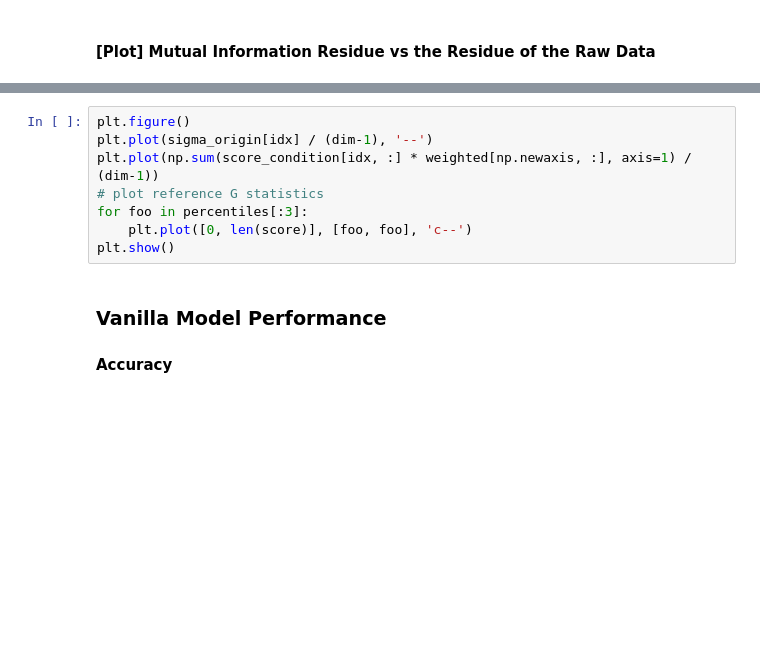
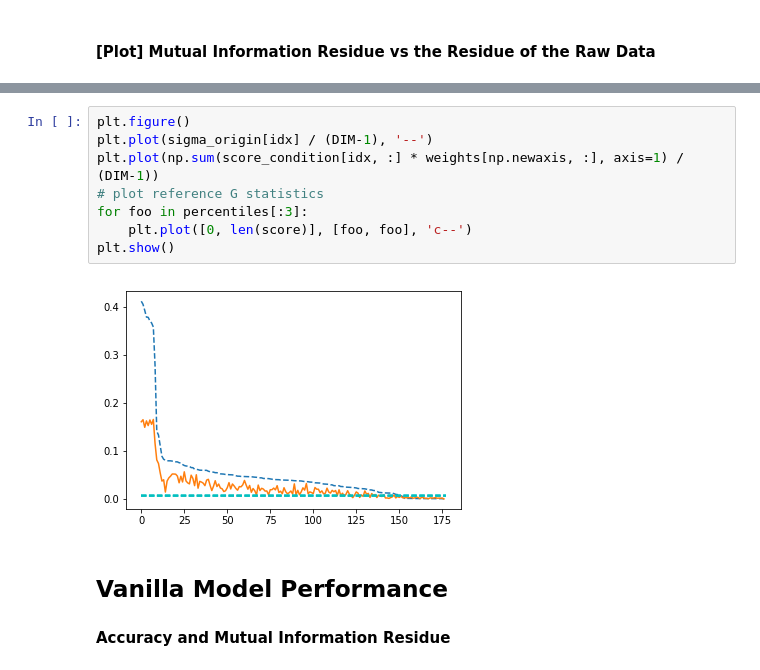
Before and after one commit to zyzzhaoyuzhe/MDPD, a Jupyter notebook: python/Crowdsourcing.ipynb, the cells around one changed output, grey strips where cells are left out. Saved outputs shown, nothing was run; the diff lists cells and outputs as text; blank space fills up the shorter version.

```diff
--- a/python/Crowdsourcing.ipynb
+++ b/python/Crowdsourcing.ipynb
@@ -156,14 +194,16 @@ plt.show()
 # %%
 plt.figure()
-plt.plot(sigma_origin[idx] / (dim-1), '--')
-plt.plot(np.sum(score_condition[idx, :] * weighted[np.newaxis, :], axis=1) / (dim-1))
+plt.plot(sigma_origin[idx] / (DIM-1), '--')
+plt.plot(np.sum(score_condition[idx, :] * weights[np.newaxis, :], axis=1) / (DIM-1))
 # plot reference G statistics
 for foo in percentiles[:3]:
     plt.plot([0, len(score)], [foo, foo], 'c--')
 plt.show()
+# %% [output]
+[figure, added]
 # %% [markdown]
-### Vanilla Model Performance
-#### Accuracy
+## Vanilla Model Performance
+#### Accuracy and Mutual Information Residue
 # %%
 # basic model with majority vote initialization
 model_basic = MDPD.MDPD()
```
Also changed, not shown: parts of 24 cells of this notebook, 4 other files.
